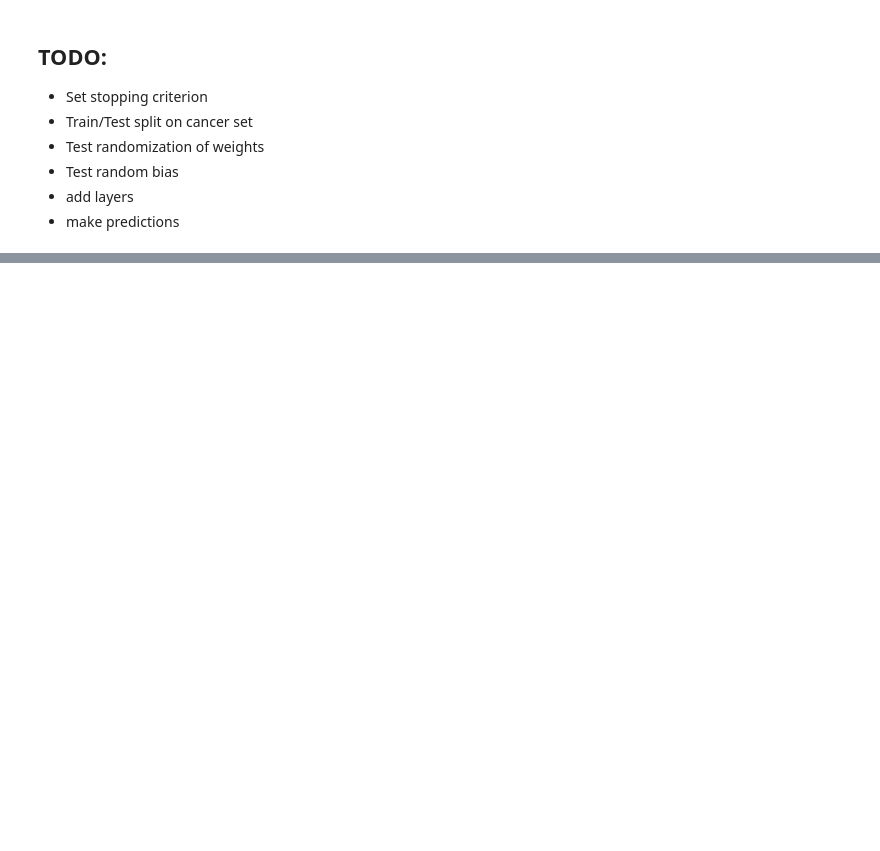
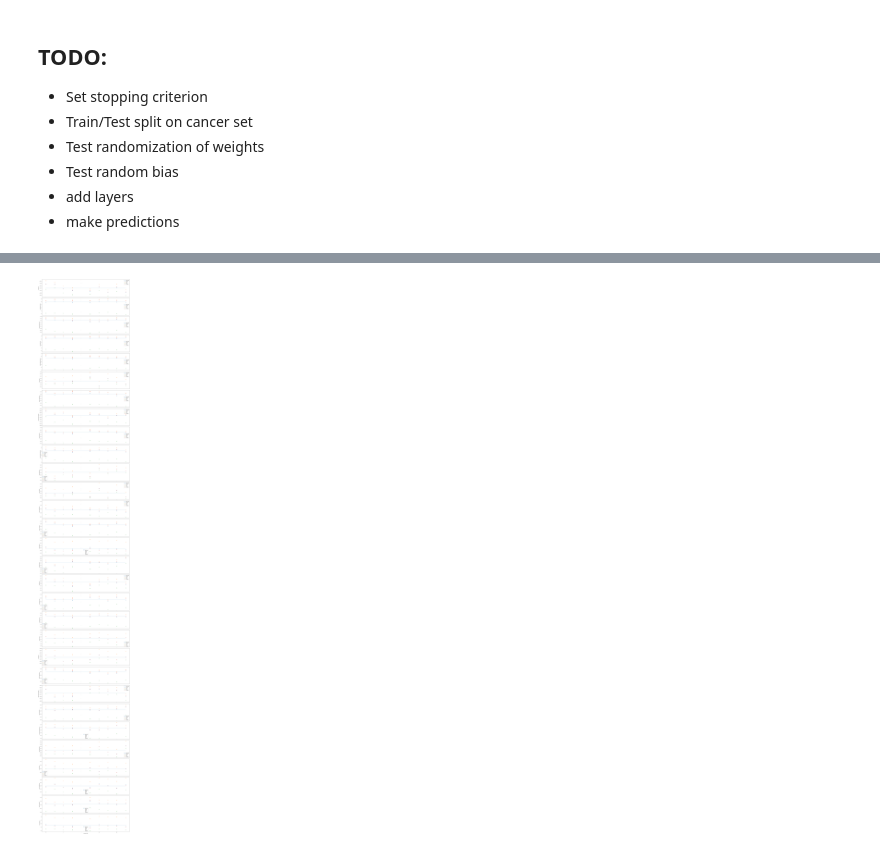
Before and after one commit to fastest-parrot/q_perceptron, a Jupyter notebook: q-tip-perceptron-cancer-model.ipynb, the cells around one changed output, grey strips where cells are left out. Drawn from its saved outputs; the diff is of its cells as text; code cells hidden in the pictures; blank space fills up the shorter version.

```diff
--- a/q-tip-perceptron-cancer-model.ipynb
+++ b/q-tip-perceptron-cancer-model.ipynb
@@ -259,0 +362,12 @@ NameError: name 'new_results' is not defined
+# %%
+nets = {}
+for random_state in range(0, 10):
+    nets.update({
+        random_state:
+        qtip_nnet(features=Qobj(X_train),
+                  target=y_train,
+                  random_state=random_state,
+                  features_test=X_test,
+                  target_test=y_test,
+                  brake_callback=BrakeCondition(tolerance=0.005, patience=20))
+    })
@@ -259,0 +437,35 @@ NameError: name 'new_results' is not defined
+# %%
+fig, ax = plt.subplots(nrows=len(cancer_data['feature_names']),
+                       ncols=1,
+                       figsize=(20, 120),
+                       sharex=True)
+ax.ravel()
+for i, (feature, data) in enumerate(report.groupby(lambda x: x)):
+    #print(feature)
+    sns.scatterplot(x=data['random_state'],
+                    y=data['mean'],
+                    ax=ax[i],
+                    label='mean')
+    sns.scatterplot(x=data['random_state'],
+                    y=data['max'],
+                    ax=ax[i],
+                    label='max')
+    sns.scatterplot(x=data['random_state'],
+                    y=data['min'],
+                    ax=ax[i],
+                    label='min')
+    sns.scatterplot(x=data['random_state'],
+                    y=data['median'],
+                    ax=ax[i],
+                    label='median')
+    sns.lineplot(x=data['random_state'],
+                 y=[np.mean(data['mean'])] * len(data['random_state']),
+                 ax=ax[i],
+                 label='total_avg')
+
+    ax[i].set_ylabel(f'{feature}')
+    ax[i].lines[0].set_linestyle('dotted')
+
+plt.tight_layout()
+# %% [output]
+[figure, added]
```
Also changed, not shown: parts of 58 cells of this notebook, 1 other file.
